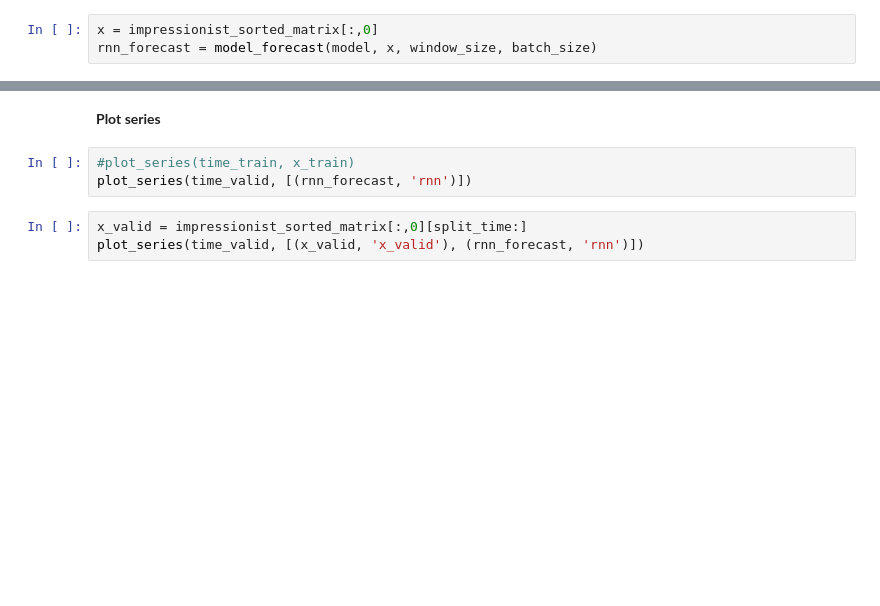
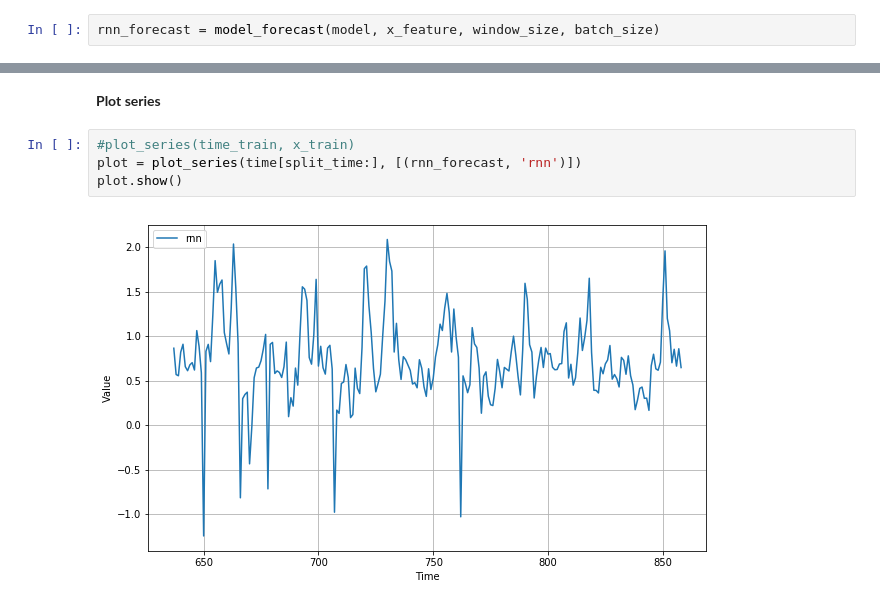
Before and after one commit to ignaciogatti/artwork-sequence-prediction, a Jupyter notebook: Time-series-prediction-one-feature.ipynb, the cells around one changed output, grey strips where cells are left out. Drawn from its saved outputs; the diff is of its cells as text; blank space fills up the shorter version.

```diff
--- a/Time-series-prediction-one-feature.ipynb
+++ b/Time-series-prediction-one-feature.ipynb
@@ -143,8 +259,7 @@ def model_forecast(model, series, window_size, batch_size):
     forecast = model.predict(ds)
     return forecast
 # %%
-x = impressionist_sorted_matrix[:,0]
-rnn_forecast = model_forecast(model, x, window_size, batch_size)
+rnn_forecast = model_forecast(model, x_feature, window_size, batch_size)
 # %%
 rnn_forecast = rnn_forecast[split_time-window_size+1:,-1,0]
 # %%
@@ -153,7 +270,7 @@ rnn_forecast.shape
 **Plot series**
 # %%
 #plot_series(time_train, x_train)
-plot_series(time_valid, [(rnn_forecast, 'rnn')])
+plot = plot_series(time[split_time:], [(rnn_forecast, 'rnn')])
+plot.show()
+# %% [output]
+[figure, added]
-# %%
-x_valid = impressionist_sorted_matrix[:,0][split_time:]
-plot_series(time_valid, [(x_valid, 'x_valid'), (rnn_forecast, 'rnn')])
```
Also changed, not shown: parts of 23 cells of this notebook, 7 other files.
